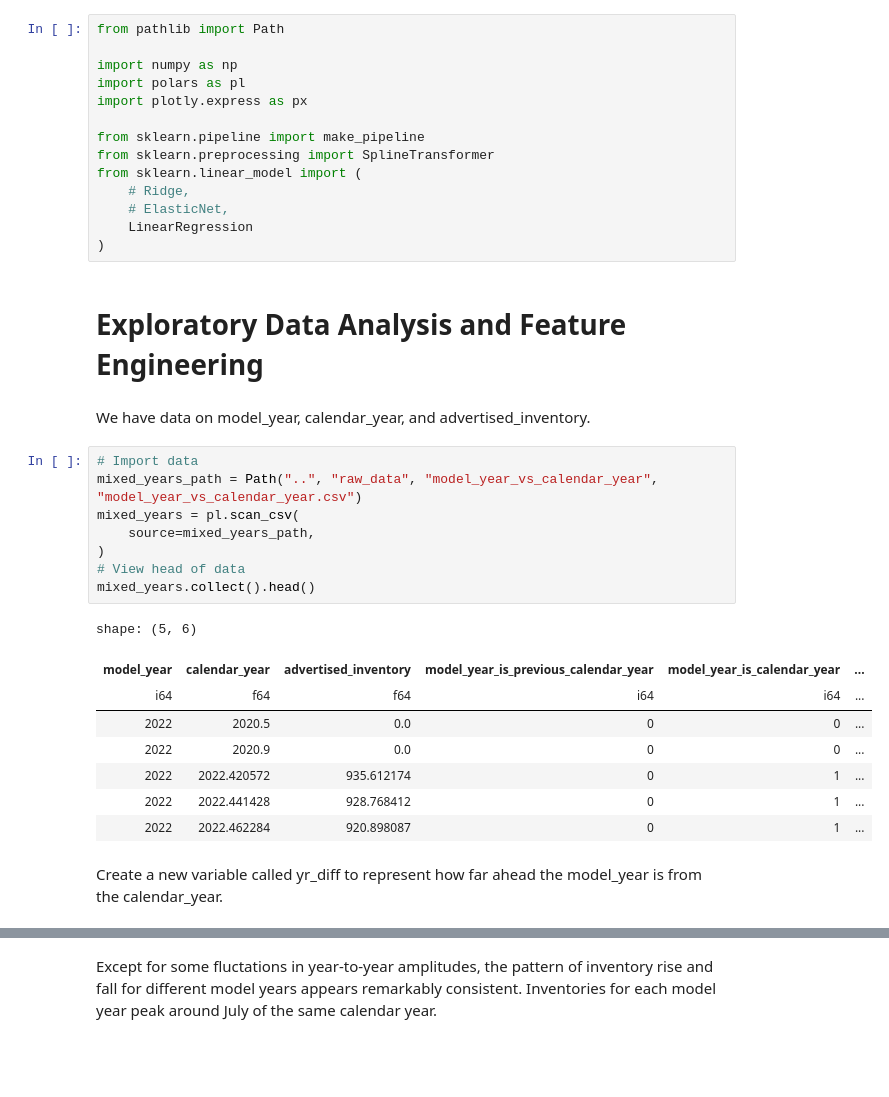
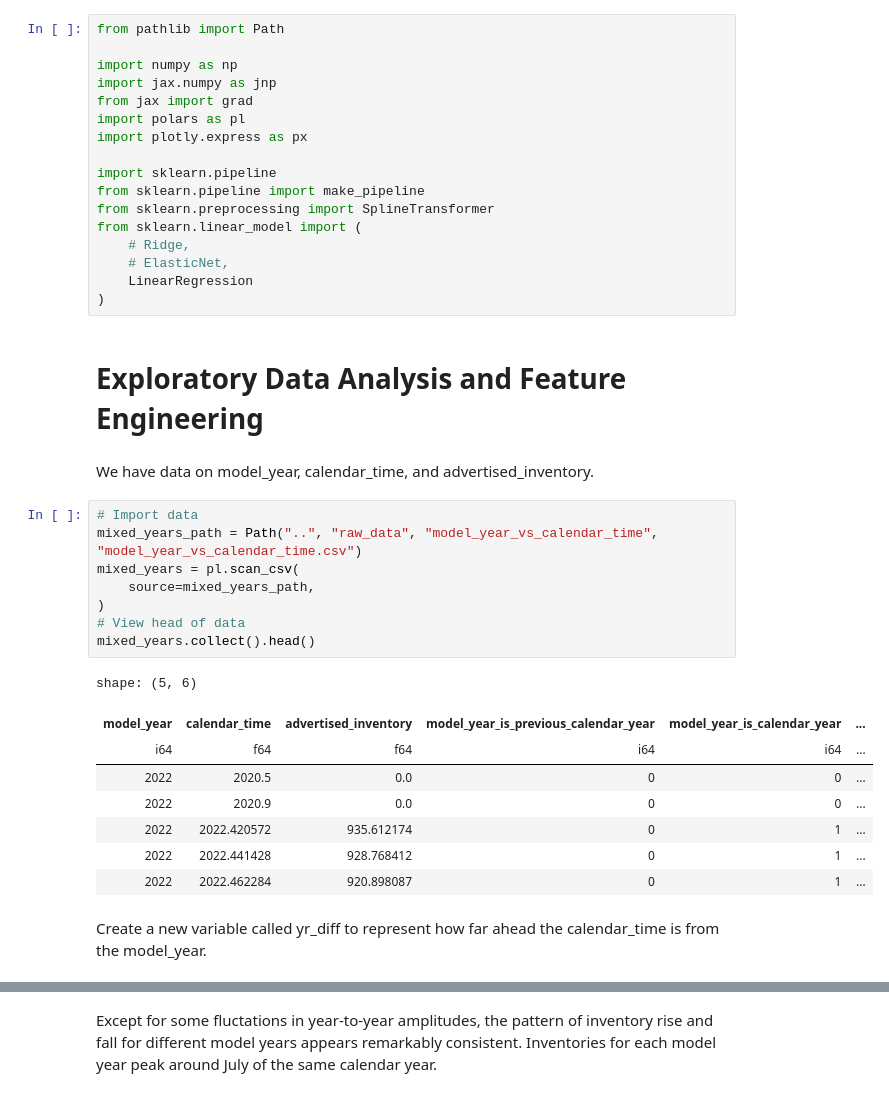
Before and after one commit to iamgiddyaboutgit/cars, a Jupyter notebook: src/prior_for_age.ipynb, the cells around one changed output, grey strips where cells are left out. Drawn from its saved outputs; the diff is of its cells as text; blank space fills up the shorter version.

Commit message:
Make time go left to right
and calculate differences in inventory.

Next: Redo spline regression by hand using jax

```diff
--- a/src/prior_for_age.ipynb
+++ b/src/prior_for_age.ipynb
@@ -2,9 +2,12 @@
 from pathlib import Path
 
 import numpy as np
+import jax.numpy as jnp
+from jax import grad
 import polars as pl
 import plotly.express as px
 
+import sklearn.pipeline
 from sklearn.pipeline import make_pipeline
 from sklearn.preprocessing import SplineTransformer
 from sklearn.linear_model import (
@@ -15,18 +18,18 @@ from sklearn.linear_model import (
 # %% [markdown]
 # Exploratory Data Analysis and Feature Engineering
 # %% [markdown]
-We have data on model_year, calendar_year, and advertised_inventory.
+We have data on model_year, calendar_time, and advertised_inventory.
 # %%
 # Import data
-mixed_years_path = Path("..", "raw_data", "model_year_vs_calendar_year", "model_year_vs_calendar_year.csv")
+mixed_years_path = Path("..", "raw_data", "model_year_vs_calendar_time", "model_year_vs_calendar_time.csv")
 mixed_years = pl.scan_csv(
     source=mixed_years_path,
 )
 # View head of data
 mixed_years.collect().head()
 # %% [output]
 shape: (5, 6)
-| model_year | calendar_year | advertised_inventory | model_year_is_previous_calendar_year | model_year_is_calendar_year | ... |
+| model_year | calendar_time | advertised_inventory | model_year_is_previous_calendar_year | model_year_is_calendar_year | ... |
 | i64 | f64 | f64 | i64 | i64 | ... |
 | 2022 | 2020.5 | 0.0 | 0 | 0 | ... |
 | 2022 | 2020.9 | 0.0 | 0 | 0 | ... |
@@ -34,7 +37,7 @@ shape: (5, 6)
 | 2022 | 2022.441428 | 928.768412 | 0 | 1 | ... |
 | 2022 | 2022.462284 | 920.898087 | 0 | 1 | ... |
 # %% [markdown]
-Create a new variable called yr_diff to represent how far ahead the model_year is from the calendar_year.
+Create a new variable called yr_diff to represent how far ahead the calendar_time is from the model_year.
 # %%
 mixed_years = (
     mixed_years
```
Also changed, not shown: parts of 3 cells of this notebook.
